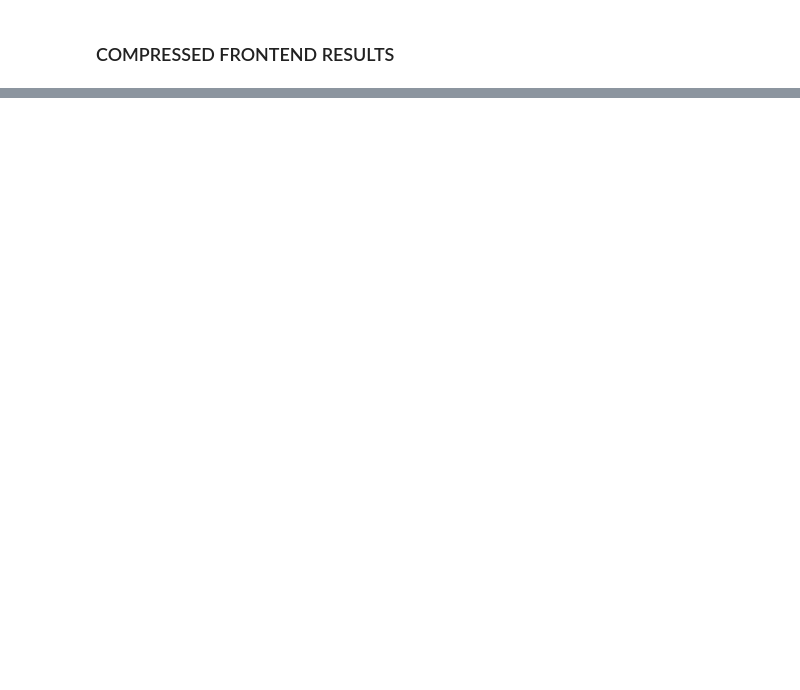
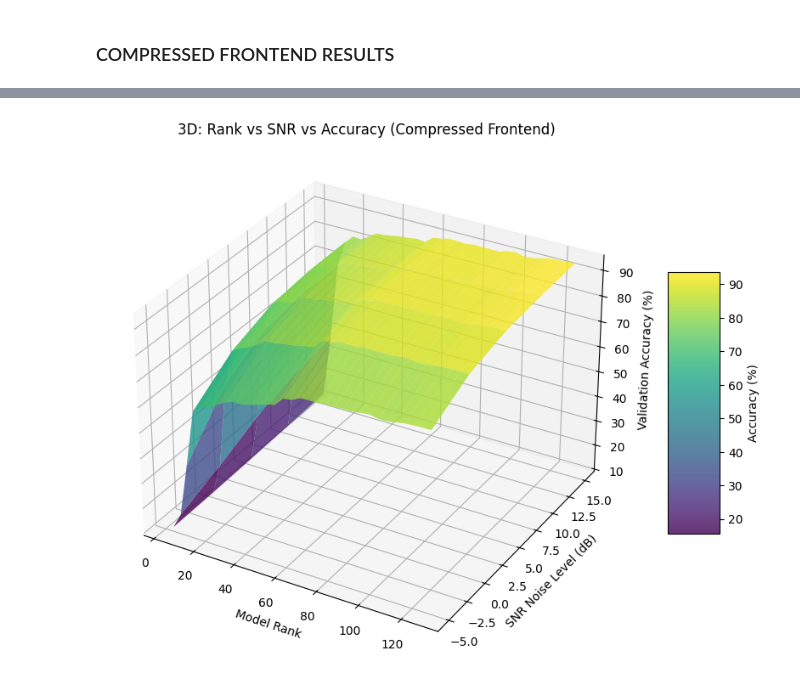
Before and after one commit to c-wejendorp/thesis, a Jupyter notebook: notebooks/week_10/train_keyword_model.ipynb, the cells around one changed output, grey strips where cells are left out. Drawn from its saved outputs; the diff is of its cells as text; code cells hidden in the pictures; blank space fills up the shorter version.

```diff
--- a/notebooks/week_10/train_keyword_model.ipynb
+++ b/notebooks/week_10/train_keyword_model.ipynb
@@ -609,11 +785,12 @@ plot_rank_vs_accuracy_by_noise(
 results["val_acc_results_compressed_frontend"] = evaluate_rank_sweep(
     model=model,
     compressible_layers=compressible_layers,
-    validate_fn=validate_model_per_noise,
+    validate_fn=validate_model,
     val_loader=val_loader,
     criterion=criterion,
     device=device,
     max_rank=128, #128
+    snr_values=VAL_SNR_VALUES,
     step=4,
     compress_frontend=True,
     verbose=True
@@ -627,0 +893,7 @@ plot_rank_vs_accuracy_by_noise(
+# %%
+plot_rank_vs_snr_vs_accuracy_3d(
+    results=results["val_acc_results_compressed_frontend"],
+    title="3D: Rank vs SNR vs Accuracy (Compressed Frontend)"
+)
+# %% [output]
+[figure, added]
```
Also changed, not shown: parts of 10 cells of this notebook, 3 other files.
